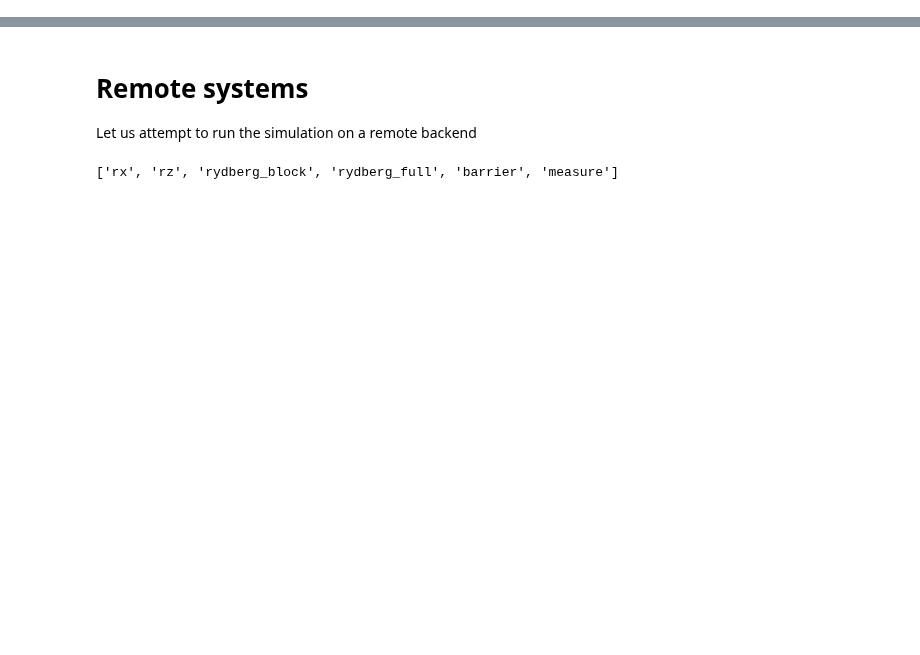
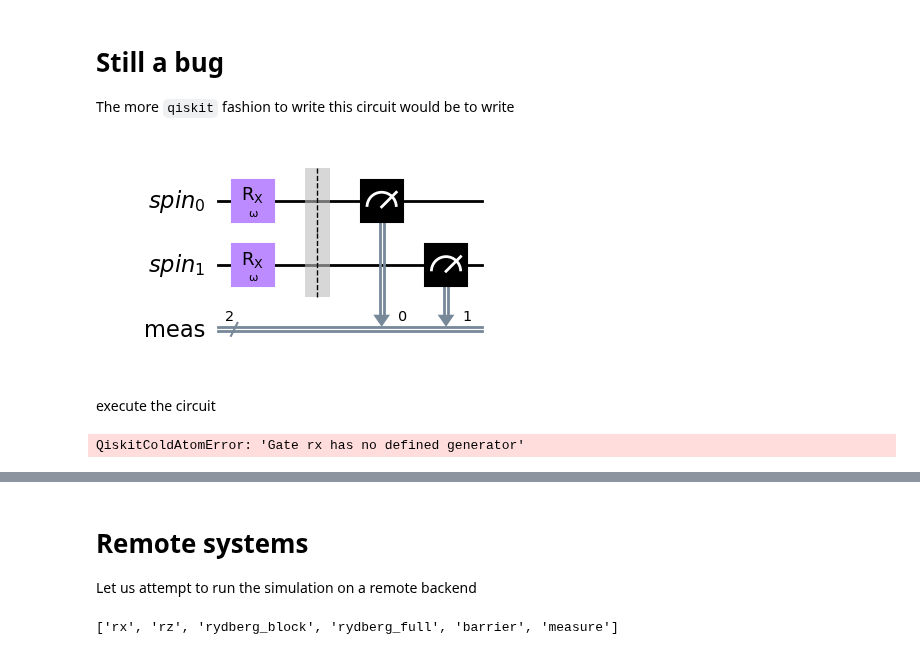
Before and after one commit to qiskit-community/qiskit-cold-atom, a Jupyter notebook: docs/tutorials/RybergPrototype.ipynb, the cells around one changed output, grey strips where cells are left out. Cells and saved outputs as stored; diff of their text form; code cells hidden in the pictures; blank space fills up the shorter version.

```diff
--- a/docs/tutorials/RybergPrototype.ipynb
+++ b/docs/tutorials/RybergPrototype.ipynb
@@ -8,0 +79,34 @@ import numpy as np
+# %% [markdown]
+# Still a bug
+
+The more `qiskit` fashion to write this circuit would be to write
+# %%
+qc_rabi = QuantumCircuit(QuantumRegister(Nwires, "spin"))
+
+all_modes=range(Nwires)
+omega_t = Parameter("ω")
+
+qc_rabi.rx( omega_t, [0, 1])
+
+qc_rabi.measure_all()
+qc_rabi.draw(output='mpl')
+# %% [output]
+[figure, added]
+# %% [markdown]
+execute the circuit
+# %%
+phases = np.linspace(0, 2*np.pi,15)
+
+rabi_list = [
+    qc_rabi.assign_parameters(
+        {omega_t: phase},
+        inplace=False,
+    )
+    for phase in phases
+]
+
+job_rabi = backend.run(rabi_list, shots=500)
+result_rabi = job_rabi.result()
+#counts_rabi = job_rabi.result().get_counts()
+# %% [output]
+QiskitColdAtomError: 'Gate rx has no defined generator'
```
Also changed, not shown: parts of 40 cells of this notebook, 1 other file.
